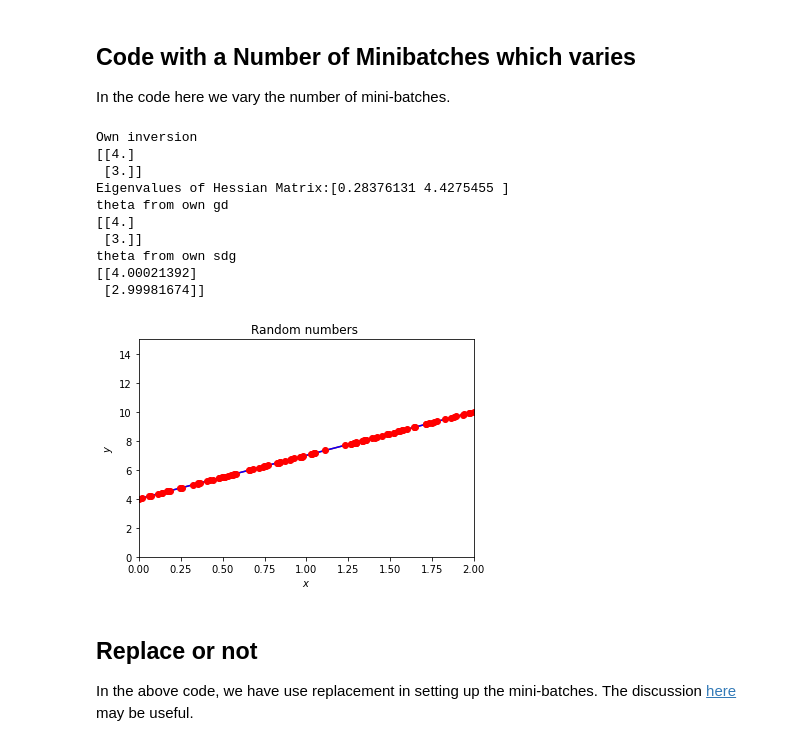
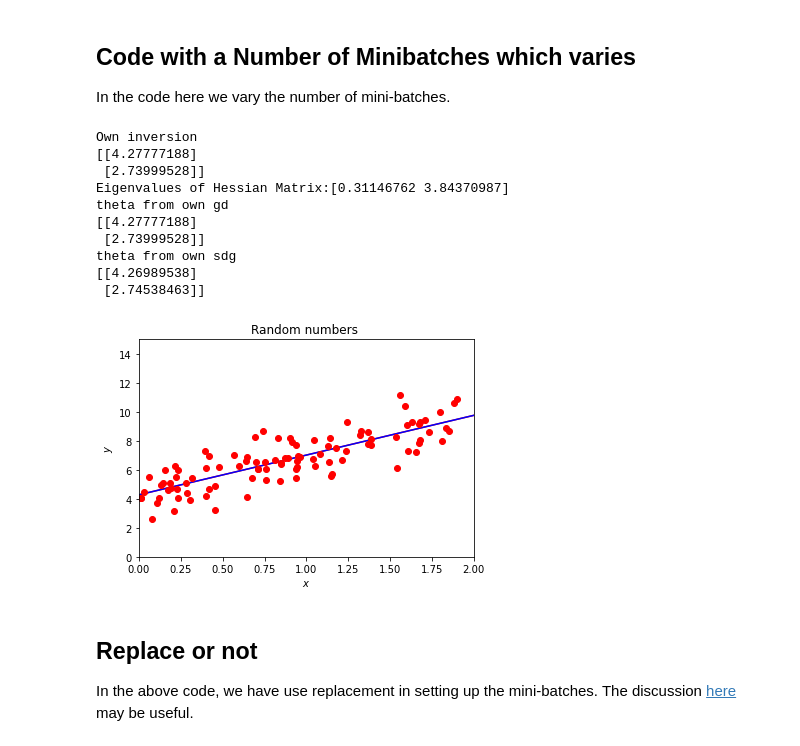
Before and after one commit to CompPhysics/MLErasmus, a Jupyter notebook: doc/pub/day5/ipynb/day5.ipynb, the cells around one changed output. Saved outputs shown, nothing was run; the diff lists cells and outputs as text; code cells hidden in the pictures.

```diff
--- a/doc/pub/day5/ipynb/day5.ipynb
+++ b/doc/pub/day5/ipynb/day5.ipynb
@@ -1365,21 +1365,21 @@ y = 4+3*x#+np.random.randn(n,1)
 
 X = np.c_[np.ones((n,1)), x]
 # Hessian matrix
-Hinv = np.linalg.inv((2.0/n)* X.T @ X)
+H = np.linalg.inv((2.0/n)* X.T @ X)
 # Get the eigenvalues
-#EigValues, EigVectors = np.linalg.eig(H)
-#print(f"Eigenvalues of Hessian Matrix:{EigValues}")
+EigValues, EigVectors = np.linalg.eig(H)
+print(f"Eigenvalues of Hessian Matrix:{EigValues}")
 
 beta_linreg = np.linalg.inv(X.T @ X) @ X.T @ y
 print(beta_linreg)
 beta = np.random.randn(2,1)
 #learning rate
-#eta = 0.0001# 1.0/np.max(EigValues)
-Niterations = 1
+eta = 0.0001#1.0/np.max(EigValues)
+Niterations = 10000
 
 for iter in range(Niterations):
     gradient = (2.0/n)*X.T @ (X @ beta-y)
-    beta -= Hinv@gradient
+    beta -= eta*gradient
 
 print(beta)
 xnew = np.array([[0],[2]])
@@ -1900,7 +1901,7 @@ import matplotlib.pyplot as plt
 
 n = 100
 x = 2*np.random.rand(n,1)
-y = 4+3*x#+np.random.randn(n,1)
+y = 4+3*x+np.random.randn(n,1)
 
 X = np.c_[np.ones((n,1)), x]
 XT_X = X.T @ X
@@ -1935,41 +1936,41 @@ t0, t1 = 5, 50
 
 def learning_schedule(t):
     return t0/(t+t1)
 
 theta = np.random.randn(2,1)
 
 for epoch in range(n_epochs):
 # Can you figure out a better way of setting up the contributions to each batch?
     for i in range(m):
         random_index = M*np.random.randint(m)
         xi = X[random_index:random_index+M]
         yi = y[random_index:random_index+M]
         gradients = (2.0/M)* xi.T @ ((xi @ theta)-yi)
         eta = learning_schedule(epoch*m+i)
         theta = theta - eta*gradients
 print("theta from own sdg")
 print(theta)
 
 plt.plot(xnew, ypredict, "r-")
 plt.plot(xnew, ypredict2, "b-")
 plt.plot(x, y ,'ro')
 plt.axis([0,2.0,0, 15.0])
 plt.xlabel(r'$x$')
 plt.ylabel(r'$y$')
 plt.title(r'Random numbers ')
 plt.show()
 # %% [output]
 Own inversion
-[[4.]
- [3.]]
-Eigenvalues of Hessian Matrix:[0.28376131 4.4275455 ]
+[[4.27777188]
+ [2.73999528]]
+Eigenvalues of Hessian Matrix:[0.31146762 3.84370987]
 theta from own gd
-[[4.]
- [3.]]
+[[4.27777188]
+ [2.73999528]]
 theta from own sdg
-[[4.00021392]
- [2.99981674]]
+[[4.26989538]
+ [2.74538463]]
-[figure, old version]
+[figure, new version]
 # %% [markdown]
 ## Replace or not
 
```
Also changed, not shown: parts of 5 cells of this notebook, 1 other file.
